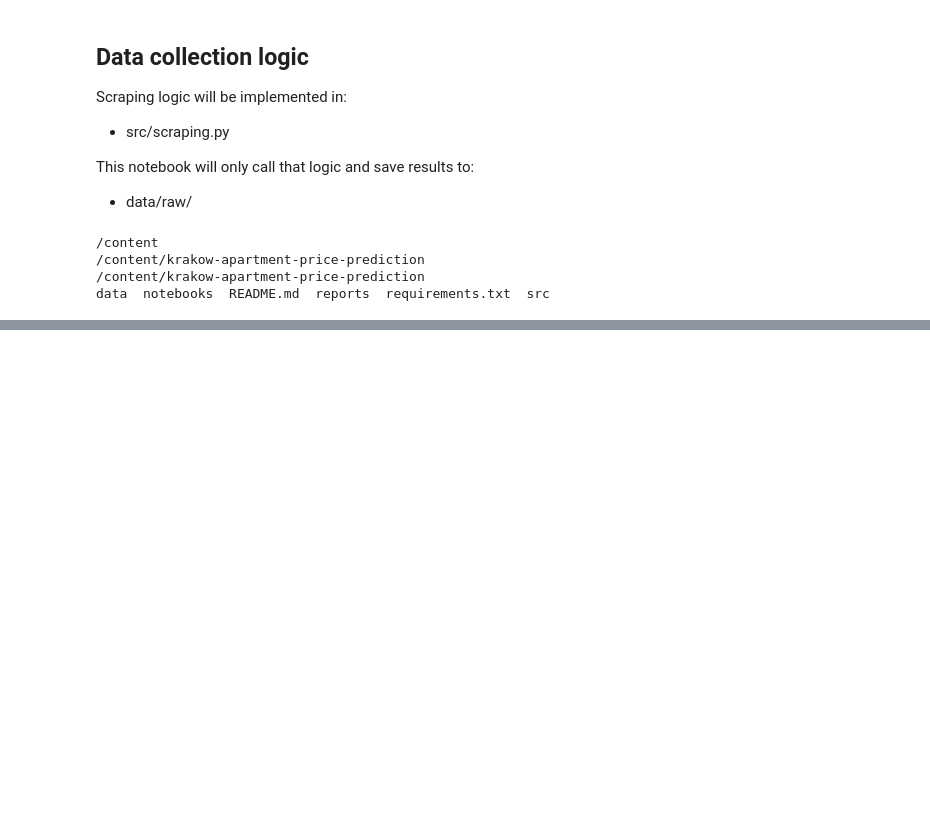
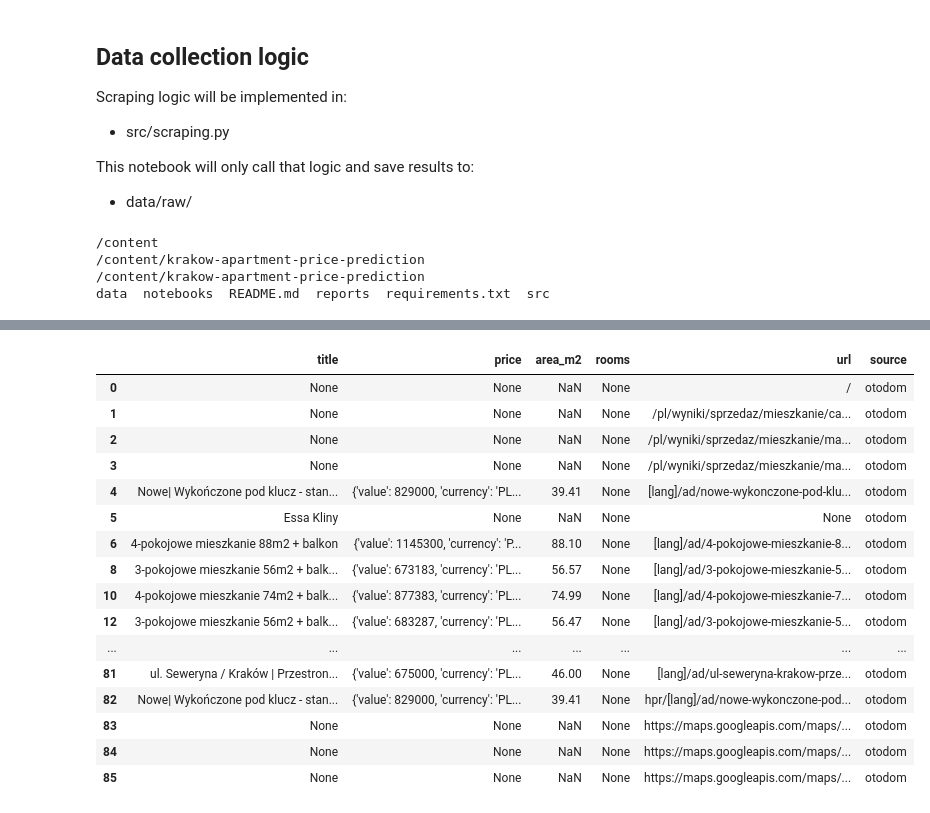
Before and after one commit to piotrevolta/krakow-apartment-price-prediction, a Jupyter notebook: notebooks/01_data_collection.ipynb, the cells around one changed output, grey strips where cells are left out. Drawn from its saved outputs; the diff is of its cells as text; code cells hidden in the pictures; blank space fills up the shorter version.

```diff
--- a/notebooks/01_data_collection.ipynb
+++ b/notebooks/01_data_collection.ipynb
@@ -116,0 +97,21 @@ nothing to commit, working tree clean
+# %%
+
+df_raw.head(50)
+# %% [output]
+|  | title | price | area_m2 | rooms | url | source |
+| 0 | None | None | NaN | None | / | otodom |
+| 1 | None | None | NaN | None | /pl/wyniki/sprzedaz/mieszkanie/ca... | otodom |
+| 2 | None | None | NaN | None | /pl/wyniki/sprzedaz/mieszkanie/ma... | otodom |
+| 3 | None | None | NaN | None | /pl/wyniki/sprzedaz/mieszkanie/ma... | otodom |
+| 4 | Nowe| Wykończone pod klucz - stan... | {'value': 829000, 'currency': 'PL... | 39.41 | None | [lang]/ad/nowe-wykonczone-pod-klu... | otodom |
+| 5 | Essa Kliny | None | NaN | None | None | otodom |
+| 6 | 4-pokojowe mieszkanie 88m2 + balkon | {'value': 1145300, 'currency': 'P... | 88.10 | None | [lang]/ad/4-pokojowe-mieszkanie-8... | otodom |
+| 8 | 3-pokojowe mieszkanie 56m2 + balk... | {'value': 673183, 'currency': 'PL... | 56.57 | None | [lang]/ad/3-pokojowe-mieszkanie-5... | otodom |
+| 10 | 4-pokojowe mieszkanie 74m2 + balk... | {'value': 877383, 'currency': 'PL... | 74.99 | None | [lang]/ad/4-pokojowe-mieszkanie-7... | otodom |
+| 12 | 3-pokojowe mieszkanie 56m2 + balk... | {'value': 683287, 'currency': 'PL... | 56.47 | None | [lang]/ad/3-pokojowe-mieszkanie-5... | otodom |
+| ... | ... | ... | ... | ... | ... | ... |
+| 81 | ul. Seweryna / Kraków | Przestron... | {'value': 675000, 'currency': 'PL... | 46.00 | None | [lang]/ad/ul-seweryna-krakow-prze... | otodom |
+| 82 | Nowe| Wykończone pod klucz - stan... | {'value': 829000, 'currency': 'PL... | 39.41 | None | hpr/[lang]/ad/nowe-wykonczone-pod... | otodom |
+| 83 | None | None | NaN | None | https://maps.googleapis.com/maps/... | otodom |
+| 84 | None | None | NaN | None | https://maps.googleapis.com/maps/... | otodom |
+| 85 | None | None | NaN | None | https://maps.googleapis.com/maps/... | otodom |
```
Also changed, not shown: parts of 4 cells of this notebook.
